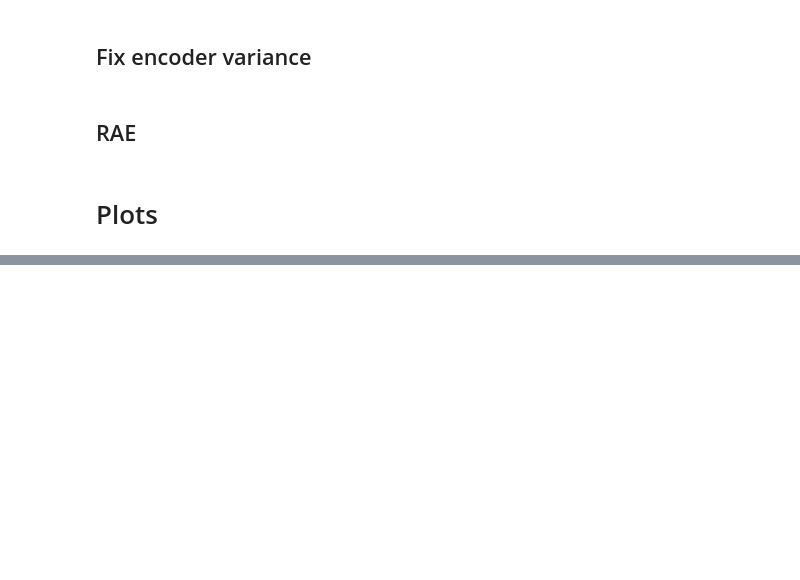
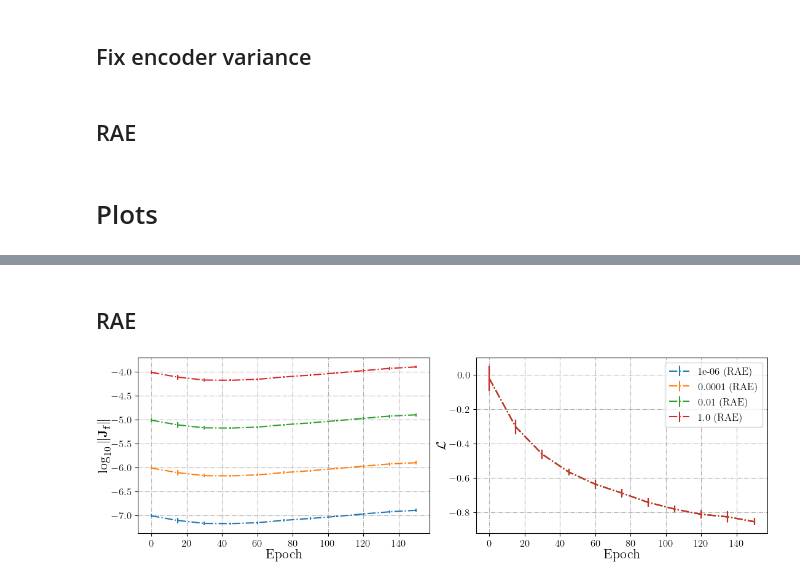
Before and after one commit to rpatrik96/vae-sam, a Jupyter notebook: analysis/figures.ipynb, the cells around one changed output, grey strips where cells are left out. Drawn from its saved outputs; the diff is of its cells as text; code cells hidden in the pictures; blank space fills up the shorter version.

```diff
--- a/analysis/figures.ipynb
+++ b/analysis/figures.ipynb
@@ -125,0 +179,45 @@ plt.savefig("loss_grad_fix_enc_var.svg")
+# %% [markdown]
+## RAE
+# %%
+LABELPAD = 1
+TICK_PADDING = 2
+COLORS = ["tab:blue","tab:orange","tab:green","tab:red"]
+val_epoch_factor = 15
+
+fig = plt.figure(figsize=figsizes.neurips2022(nrows=1, ncols=2, rel_width=2)['figure.figsize'])
+
+"""Loss and inv scale"""
+ax = fig.add_subplot(121)
+ax.grid(True, which="both", ls="-.")
+
+
+
+for (var, inv_scale_rae), color in zip(scale_rae.items(), COLORS):
+    if len(inv_scale_rae) > 0:
+        val_epoch_ticks = range(0, len(inv_scale_rae[0]) * val_epoch_factor, val_epoch_factor)
+        ax.errorbar(val_epoch_ticks, np.log10(inv_scale_rae).mean(0), np.log10(inv_scale_rae).std(0), c=color, label=f"{var} (RAE)", ls="-.")
+
+
+ax.set_xlabel("Epoch", labelpad=LABELPAD)
+ax.set_ylabel("$\log_{10}\Vert\mathrm{\mathbf{J}}_{\mathbf{f}}\Vert$", labelpad=LABELPAD)
+
+
+ax = fig.add_subplot(122)
+ax.grid(True, which="both", ls="-.")
+
+for (var, l_rae), color in zip(loss_rae.items(), COLORS):
+    if len(l_rae) > 0:
+        val_epoch_ticks = range(0, len(l_rae[0]) * val_epoch_factor, val_epoch_factor)
+        ax.errorbar(val_epoch_ticks, np.log10(l_rae).mean(0), np.log10(l_rae).std(0), c=color, label=f"{var} (RAE)", ls="-.")
+
+
+
+
+ax.set_xlabel("Epoch", labelpad=LABELPAD)
+ax.set_ylabel("$\mathcal{L}$", labelpad=LABELPAD)
+
+
+plt.legend(loc="upper right")
+plt.savefig("loss_grad_rae.svg")
+# %% [output]
+[figure, added]
```
Also changed, not shown: parts of 7 cells of this notebook.
